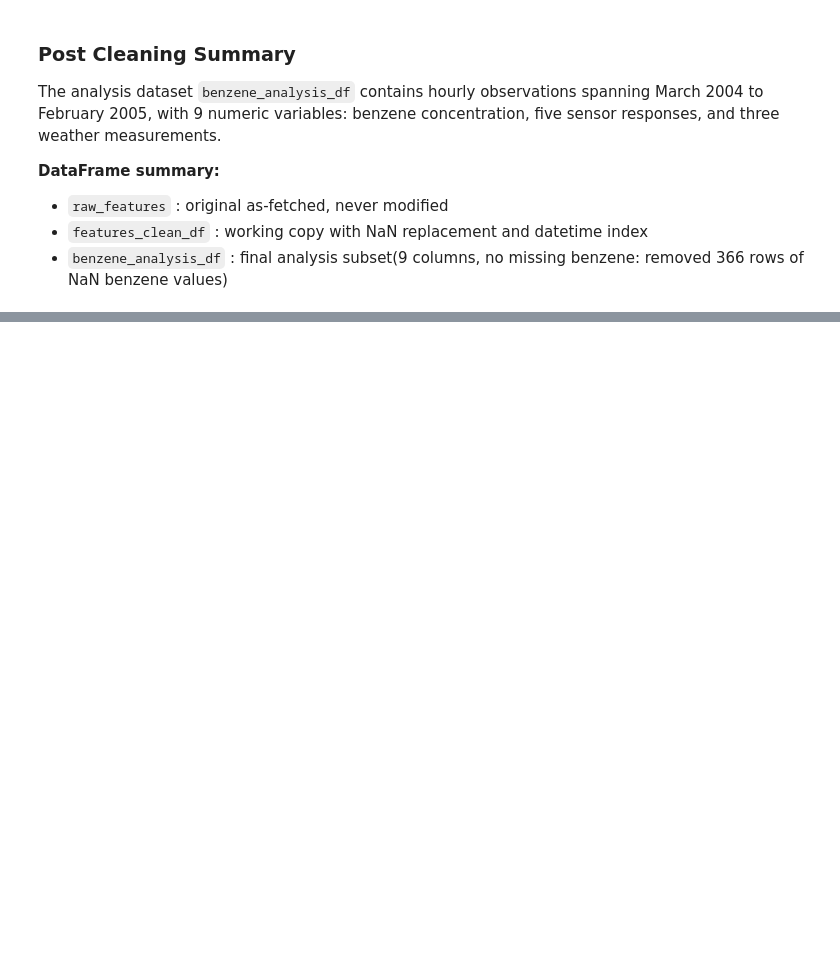
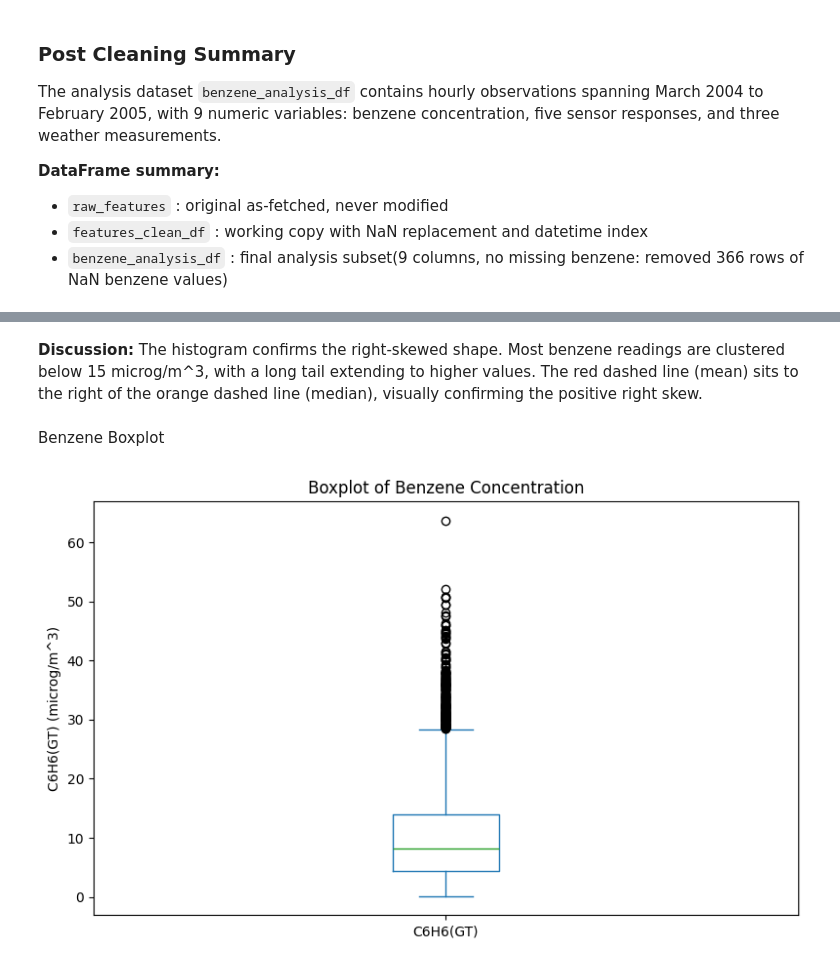
Before and after one commit to ykim68ncstate/ST-554-Project1, a Jupyter notebook: Task2/Project_1_Task_2_David_Pressley.ipynb, the cells around one changed output, grey strips where cells are left out. Saved outputs shown, nothing was run; the diff lists cells and outputs as text; code cells hidden in the pictures; blank space fills up the shorter version.

```diff
--- a/Task2/Project_1_Task_2_David_Pressley.ipynb
+++ b/Task2/Project_1_Task_2_David_Pressley.ipynb
@@ -401,0 +471,14 @@ None
+# %% [markdown]
+**Discussion:** The histogram confirms the right-skewed shape. Most benzene readings are clustered below 15 microg/m^3, with a long tail extending to higher values. The red dashed line (mean) sits to the right of the orange dashed line (median), visually confirming the positive right skew.
+# %% [markdown]
+Benzene Boxplot
+# %%
+# boxplot of benzene concentration
+plt.subplots(figsize=(8, 5))
+benzene_analysis_df[target_col].plot.box()
+plt.ylabel("C6H6(GT) (microg/m^3)")
+plt.title("Boxplot of Benzene Concentration")
+plt.tight_layout()
+plt.show()
+# %% [output]
+[figure, added]
```
Also changed, not shown: parts of 8 cells of this notebook.
